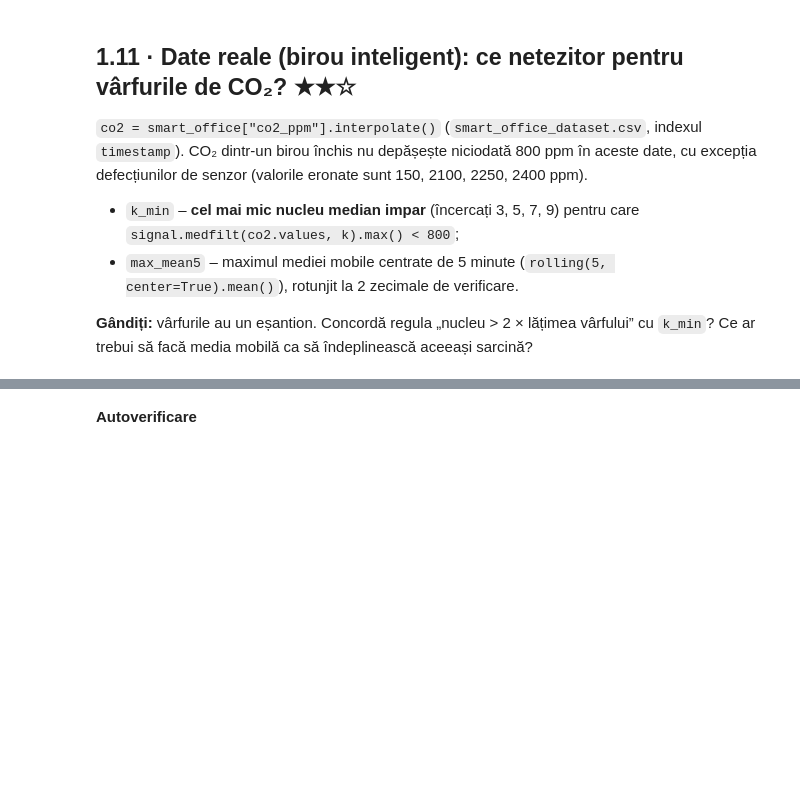
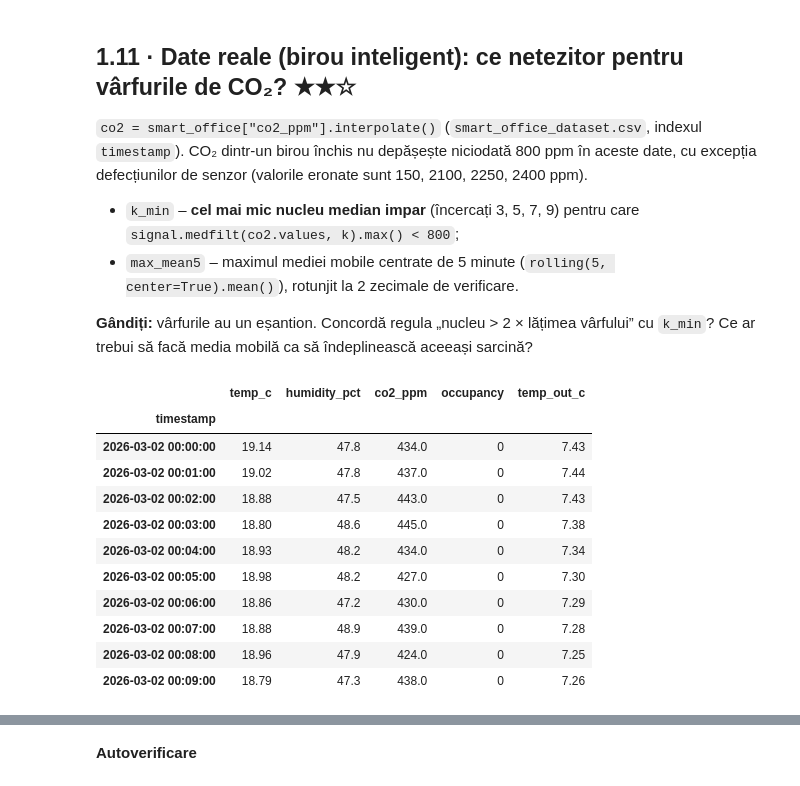
Before and after one commit to ionutzzzzz/ML-Algorithms, a Jupyter notebook: weeks/week 4/Lab4_Domniteanu_Ioan.ipynb, the cells around one changed output, grey strips where cells are left out. Cells and saved outputs as stored; diff of their text form; code cells hidden in the pictures; blank space fills up the shorter version.

```diff
--- a/weeks/week 4/Lab4_Domniteanu_Ioan.ipynb
+++ b/weeks/week 4/Lab4_Domniteanu_Ioan.ipynb
@@ -592,0 +657,15 @@ check("cele două părți împreună au mai puțină varianță decât seria bru
+# %%
+smart_office.head(n=10)
+# %% [output]
+|  | temp_c | humidity_pct | co2_ppm | occupancy | temp_out_c |
+| timestamp |  |  |  |  |  |
+| 2026-03-02 00:00:00 | 19.14 | 47.8 | 434.0 | 0 | 7.43 |
+| 2026-03-02 00:01:00 | 19.02 | 47.8 | 437.0 | 0 | 7.44 |
+| 2026-03-02 00:02:00 | 18.88 | 47.5 | 443.0 | 0 | 7.43 |
+| 2026-03-02 00:03:00 | 18.80 | 48.6 | 445.0 | 0 | 7.38 |
+| 2026-03-02 00:04:00 | 18.93 | 48.2 | 434.0 | 0 | 7.34 |
+| 2026-03-02 00:05:00 | 18.98 | 48.2 | 427.0 | 0 | 7.30 |
+| 2026-03-02 00:06:00 | 18.86 | 47.2 | 430.0 | 0 | 7.29 |
+| 2026-03-02 00:07:00 | 18.88 | 48.9 | 439.0 | 0 | 7.28 |
+| 2026-03-02 00:08:00 | 18.96 | 47.9 | 424.0 | 0 | 7.25 |
+| 2026-03-02 00:09:00 | 18.79 | 47.3 | 438.0 | 0 | 7.26 |
```
Also changed, not shown: parts of 14 cells of this notebook, 2 other files.
